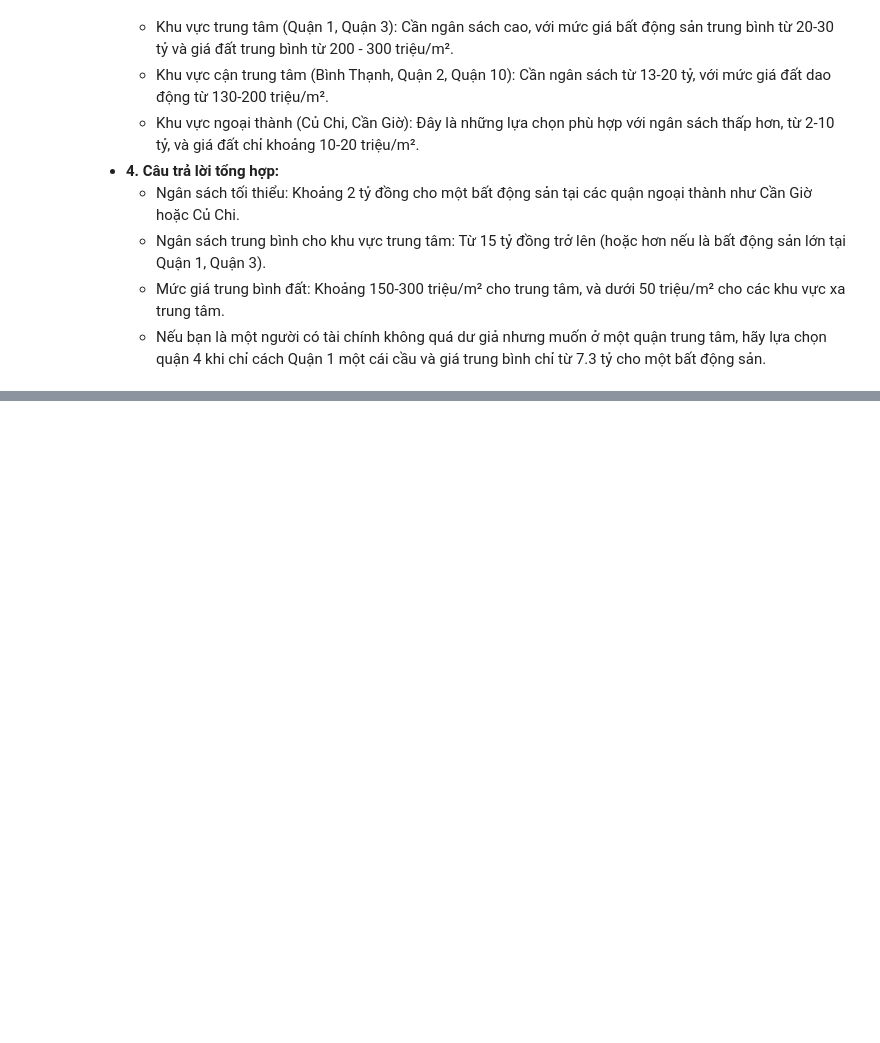
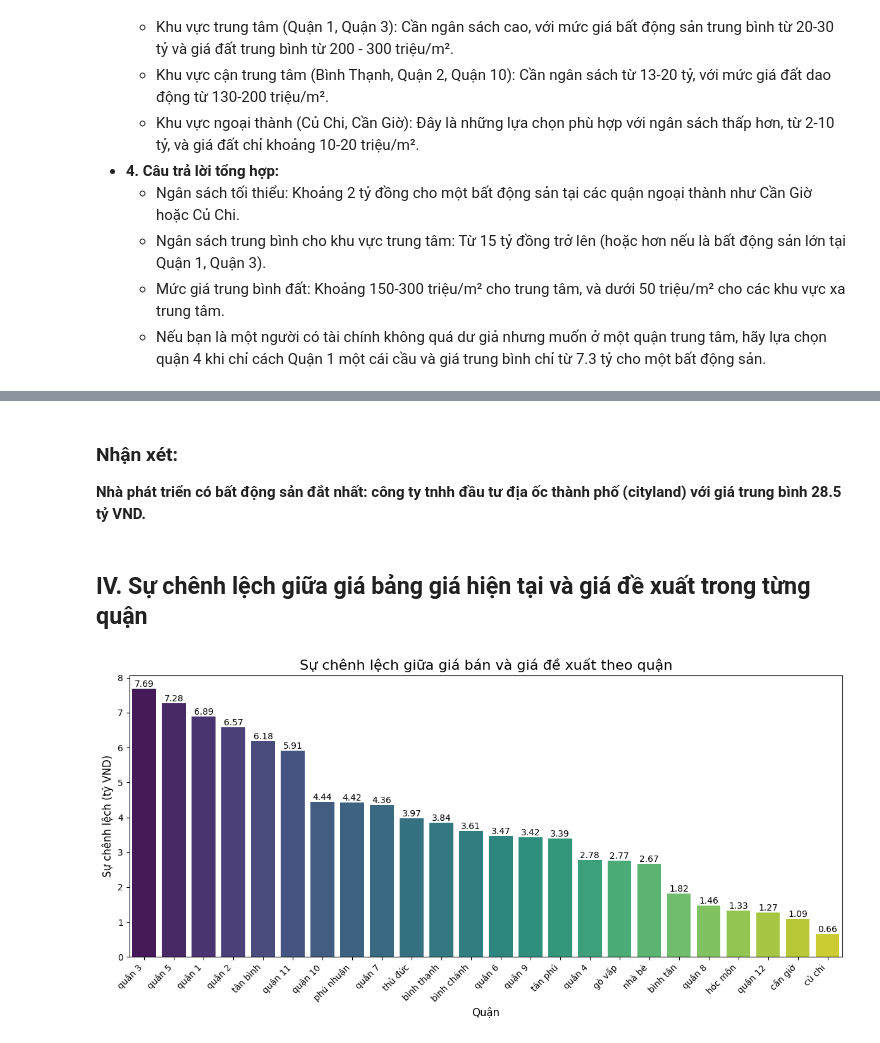
Before and after one commit to MinHien-git/NMKHDL_18127047_21127273_22127202_04, a Jupyter notebook: eda.ipynb, the cells around one changed output, grey strips where cells are left out. Cells and saved outputs as stored; diff of their text form; code cells hidden in the pictures; blank space fills up the shorter version.

```diff
--- a/eda.ipynb
+++ b/eda.ipynb
@@ -408,0 +469,33 @@ plt.show()
+# %% [markdown]
+### Nhận xét:
+**Nhà phát triển có bất động sản đắt nhất: công ty tnhh đầu tư địa ốc thành phố (cityland) với giá trung bình 28.5 tỷ VND.**
+# %% [markdown]
+## IV. Sự chênh lệch giữa giá bảng giá hiện tại và giá đề xuất trong từng quận
+# %%
+# Tính toán sự chênh lệch giữa Giá Bán và Giá Đề Xuất (tỷ VND)
+df['Chênh lệch'] = df['Price'] - df['District Price']
+
+# Tính giá trị trung bình của sự chênh lệch theo quận
+avg_difference_by_district = df.groupby("District")["Chênh lệch"].mean().reset_index()
+
+# Sắp xếp sự chênh lệch theo quận
+avg_difference_by_district = avg_difference_by_district.sort_values("Chênh lệch", ascending=False)
+
+# Vẽ biểu đồ sự chênh lệch giữa giá và giá đề xuất
+fig, ax = plt.subplots(figsize=(12, 6))
+sns.barplot(data=avg_difference_by_district, x="District", y="Chênh lệch", hue="District", palette="viridis", ax=ax)
+
+# Thêm nhãn giá trị trên các cột
+for container in ax.containers:
+    ax.bar_label(container, fmt="%.2f", label_type="edge", fontsize=10)
+
+# Thiết lập tiêu đề và nhãn
+ax.set_title('Sự chênh lệch giữa giá bán và giá đề xuất theo quận', fontsize=16)
+ax.set_xlabel('Quận', fontsize=12)
+ax.set_ylabel('Sự chênh lệch (tỷ VND)', fontsize=12)
+
+plt.xticks(rotation=45, ha="right")
+plt.tight_layout()
+plt.show()
+# %% [output]
+[figure, added]
```
Also changed, not shown: parts of 13 cells of this notebook.
